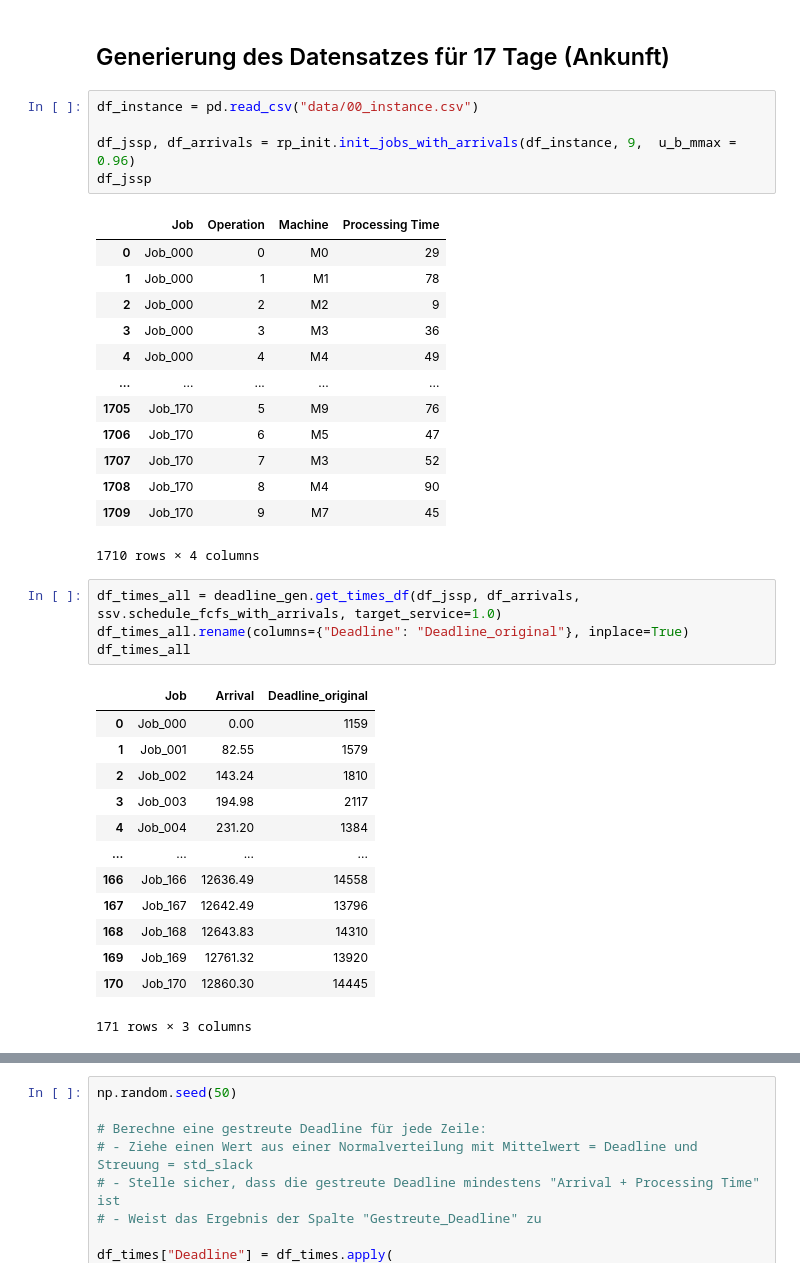
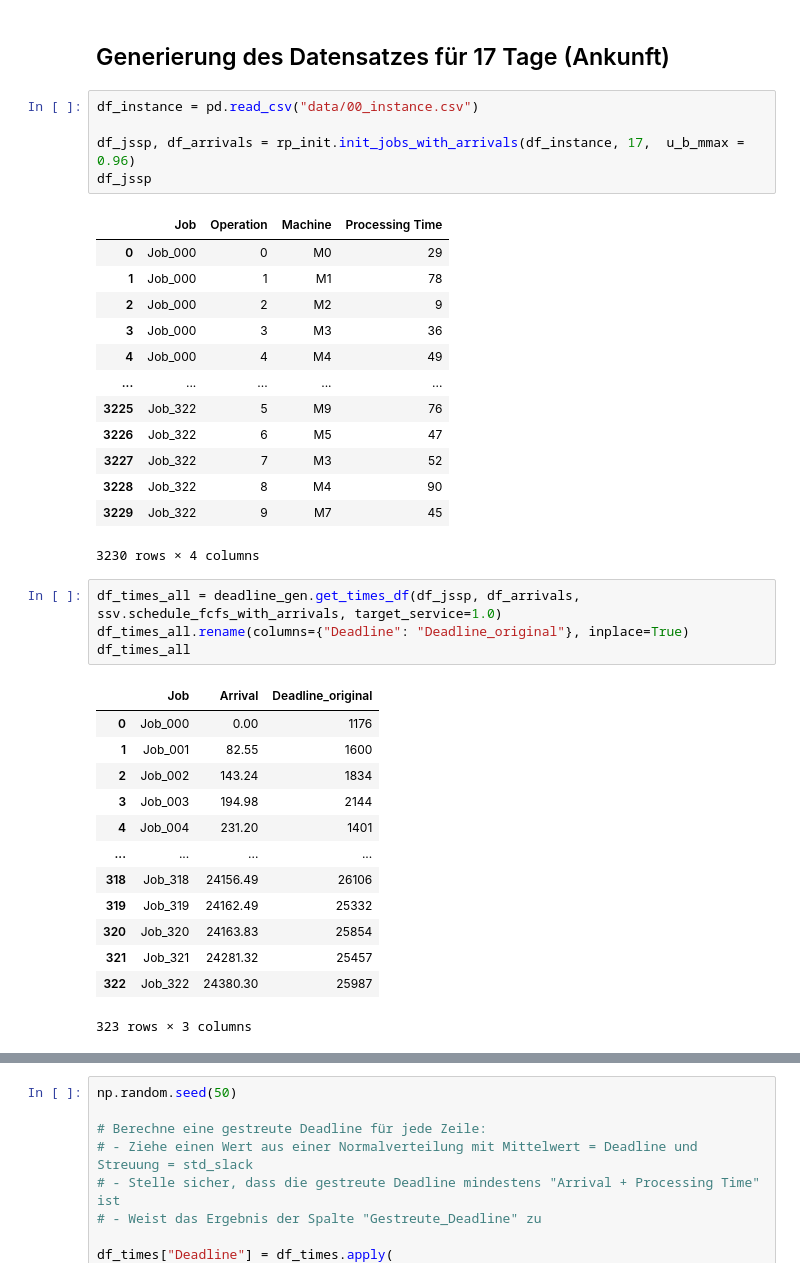
Before and after one commit to konrad-adamski/HTWD_JobShop_Rescheduling, a Jupyter notebook: 12_CP_Scheduling_with_Arrival_and_DueDate/09_Deadline Streuung.ipynb, the cells around one changed output, grey strips where cells are left out. Cells and saved outputs as stored; diff of their text form.

```diff
--- a/12_CP_Scheduling_with_Arrival_and_DueDate/09_Deadline Streuung.ipynb
+++ b/12_CP_Scheduling_with_Arrival_and_DueDate/09_Deadline Streuung.ipynb
@@ -15,40 +15,40 @@ import utils.rolling_planning.init_jobs_times as rp_init
 # %%
 df_instance = pd.read_csv("data/00_instance.csv")
 
-df_jssp, df_arrivals = rp_init.init_jobs_with_arrivals(df_instance, 9,  u_b_mmax = 0.96)
+df_jssp, df_arrivals = rp_init.init_jobs_with_arrivals(df_instance, 17,  u_b_mmax = 0.96)
 df_jssp
 # %% [output]
 |  | Job | Operation | Machine | Processing Time |
 | 0 | Job_000 | 0 | M0 | 29 |
 | 1 | Job_000 | 1 | M1 | 78 |
 | 2 | Job_000 | 2 | M2 | 9 |
 | 3 | Job_000 | 3 | M3 | 36 |
 | 4 | Job_000 | 4 | M4 | 49 |
 | ... | ... | ... | ... | ... |
-| 1705 | Job_170 | 5 | M9 | 76 |
-| 1706 | Job_170 | 6 | M5 | 47 |
-| 1707 | Job_170 | 7 | M3 | 52 |
-| 1708 | Job_170 | 8 | M4 | 90 |
-| 1709 | Job_170 | 9 | M7 | 45 |
+| 3225 | Job_322 | 5 | M9 | 76 |
+| 3226 | Job_322 | 6 | M5 | 47 |
+| 3227 | Job_322 | 7 | M3 | 52 |
+| 3228 | Job_322 | 8 | M4 | 90 |
+| 3229 | Job_322 | 9 | M7 | 45 |
-1710 rows × 4 columns
+3230 rows × 4 columns
 # %%
 df_times_all = deadline_gen.get_times_df(df_jssp, df_arrivals, ssv.schedule_fcfs_with_arrivals, target_service=1.0)
 df_times_all.rename(columns={"Deadline": "Deadline_original"}, inplace=True)
 df_times_all
 # %% [output]
 |  | Job | Arrival | Deadline_original |
-| 0 | Job_000 | 0.00 | 1159 |
-| 1 | Job_001 | 82.55 | 1579 |
-| 2 | Job_002 | 143.24 | 1810 |
-| 3 | Job_003 | 194.98 | 2117 |
-| 4 | Job_004 | 231.20 | 1384 |
+| 0 | Job_000 | 0.00 | 1176 |
+| 1 | Job_001 | 82.55 | 1600 |
+| 2 | Job_002 | 143.24 | 1834 |
+| 3 | Job_003 | 194.98 | 2144 |
+| 4 | Job_004 | 231.20 | 1401 |
 | ... | ... | ... | ... |
-| 166 | Job_166 | 12636.49 | 14558 |
-| 167 | Job_167 | 12642.49 | 13796 |
-| 168 | Job_168 | 12643.83 | 14310 |
-| 169 | Job_169 | 12761.32 | 13920 |
-| 170 | Job_170 | 12860.30 | 14445 |
+| 318 | Job_318 | 24156.49 | 26106 |
+| 319 | Job_319 | 24162.49 | 25332 |
+| 320 | Job_320 | 24163.83 | 25854 |
+| 321 | Job_321 | 24281.32 | 25457 |
+| 322 | Job_322 | 24380.30 | 25987 |
-171 rows × 3 columns
+323 rows × 3 columns
 # %%
 df_proc_time = df_jssp.groupby("Job", as_index=False)["Processing Time"].sum()
 df_proc_time
```
Also changed, not shown: parts of 18 cells of this notebook.
